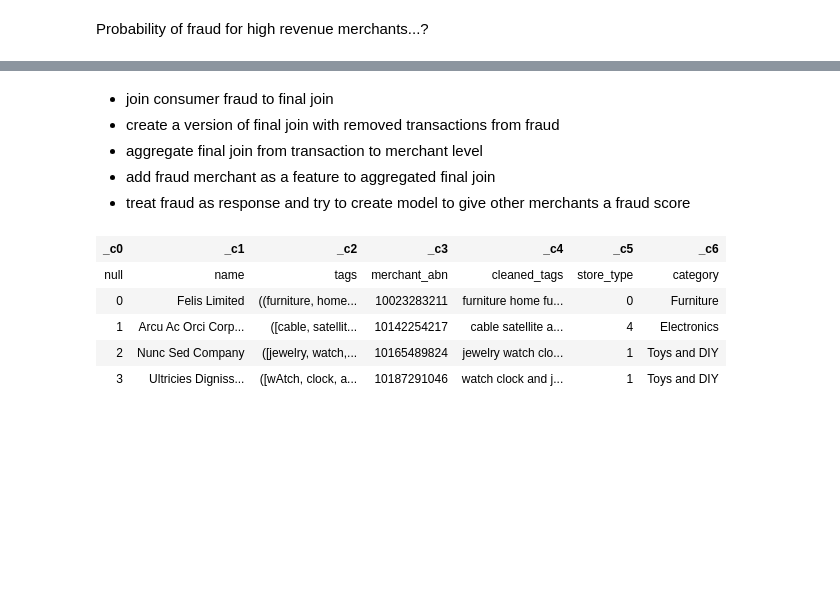
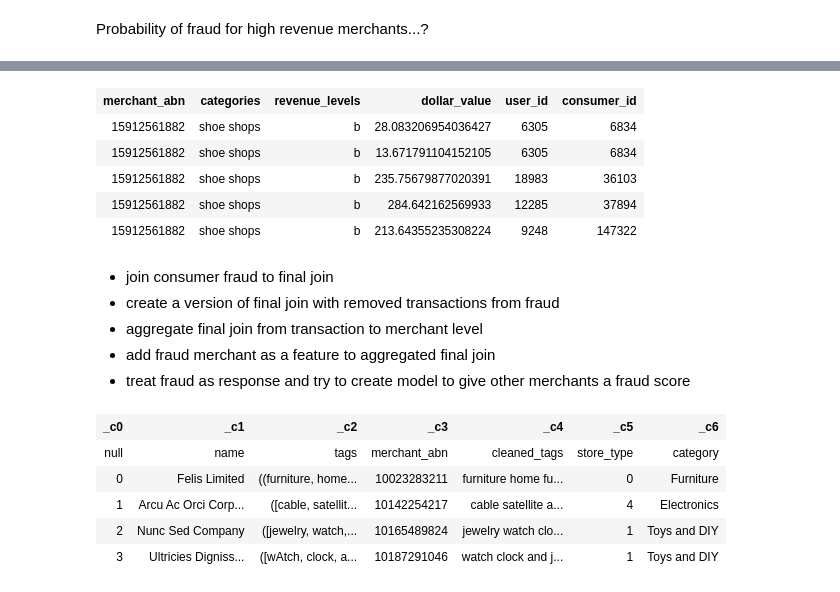
Before and after one commit to MAST30034-Applied-Data-Science/generic-buy-now-pay-later-project-group-10-bnpl, a Jupyter notebook: notebooks/Fraud-Feature.ipynb, the cells around one changed output, grey strips where cells are left out. Saved outputs shown, nothing was run; the diff lists cells and outputs as text; code cells hidden in the pictures; blank space fills up the shorter version.

```diff
--- a/notebooks/Fraud-Feature.ipynb
+++ b/notebooks/Fraud-Feature.ipynb
@@ -39,6 +63,15 @@ Probability of fraud for high revenue merchants...?
 # %%
 
-# merchant_data = final_join.select("merchant_abn", "categories","revenue_levels","dollar_value","user_id","consumer_id")
+merchant_data = full_data.select("merchant_abn", "categories","revenue_levels","dollar_value","user_id","consumer_id")
+# %%
+merchant_data.limit(5)
+# %% [output]
+| merchant_abn | categories | revenue_levels | dollar_value | user_id | consumer_id |
+| 15912561882 | shoe shops | b | 28.083206954036427 | 6305 | 6834 |
+| 15912561882 | shoe shops | b | 13.671791104152105 | 6305 | 6834 |
+| 15912561882 | shoe shops | b | 235.75679877020391 | 18983 | 36103 |
+| 15912561882 | shoe shops | b | 284.642162569933 | 12285 | 37894 |
+| 15912561882 | shoe shops | b | 213.64355235308224 | 9248 | 147322 |
 # %% [markdown]
 - join consumer fraud to final join
 - create a version of final join with removed transactions from fraud
```
Also changed, not shown: parts of 29 cells of this notebook, 5 other files.
